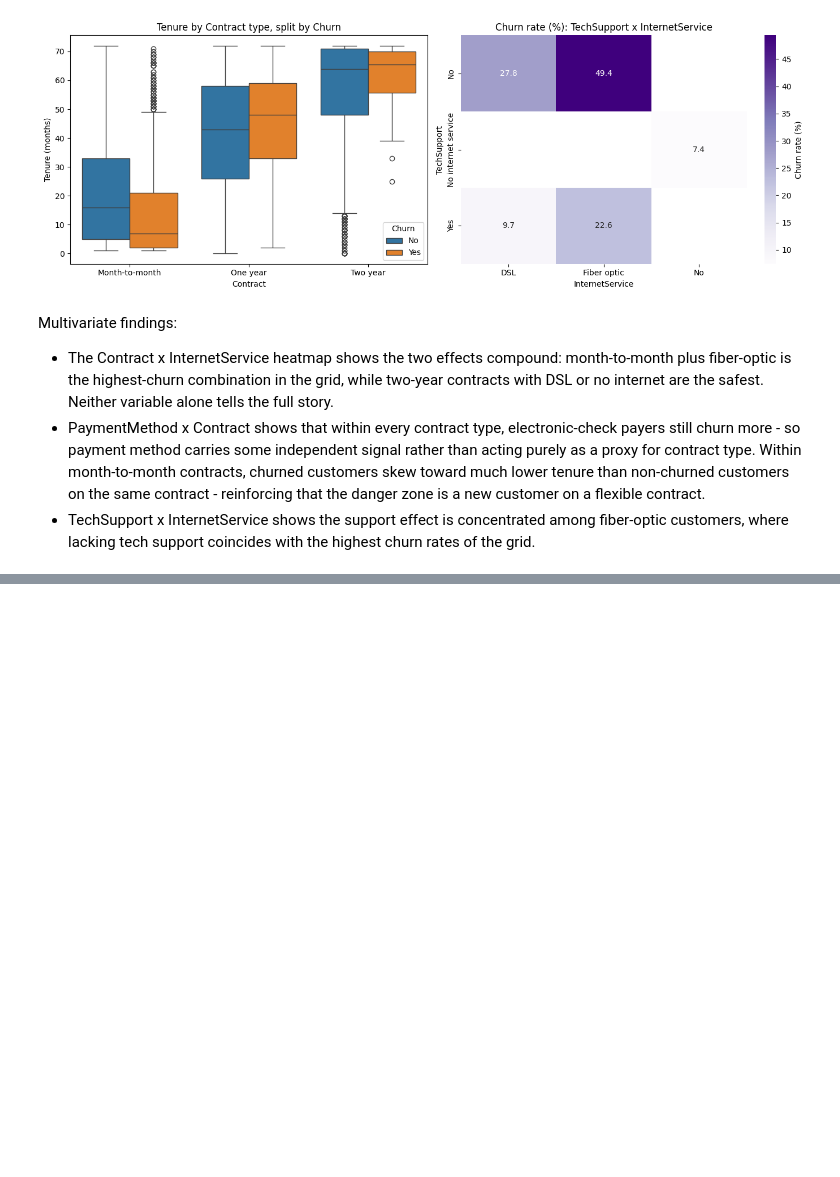
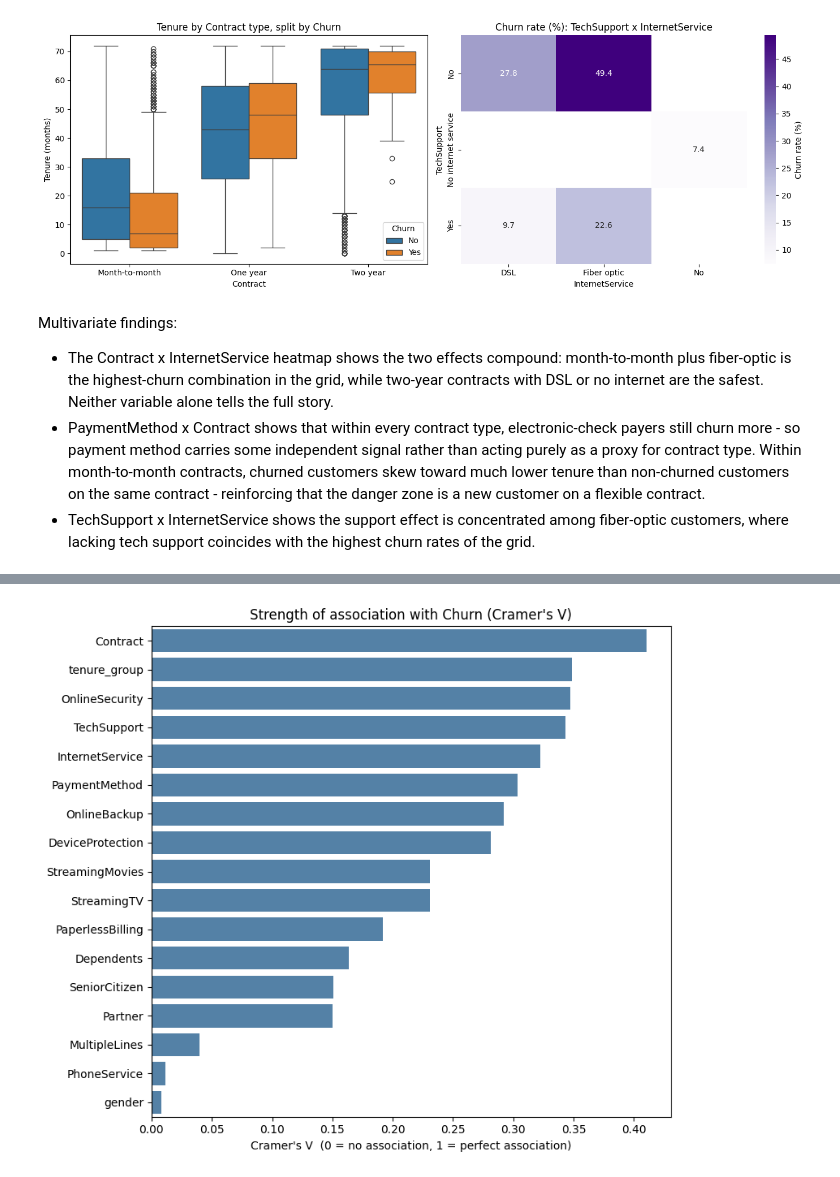
Before and after one commit to DaffaAlfiannoor/Customer-Churn-Analysis-and-Prediction, a Jupyter notebook: prediction.ipynb, the cells around one changed output, grey strips where cells are left out. Cells and saved outputs as stored; diff of their text form; code cells hidden in the pictures; blank space fills up the shorter version.

```diff
--- a/prediction.ipynb
+++ b/prediction.ipynb
@@ -515,0 +546,25 @@ Within month-to-month contracts, churned customers skew toward much lower tenure
+# %%
+from scipy import stats
+
+def cramers_v(contingency_table):
+    chi2 = stats.chi2_contingency(contingency_table)[0]
+    n = contingency_table.sum().sum()
+    phi2 = chi2 / n
+    r, k = contingency_table.shape
+    return np.sqrt(phi2 / min(k - 1, r - 1))
+
+cat_cols_for_stats = ['gender', 'SeniorCitizen', 'Partner', 'Dependents', 'PhoneService', 'MultipleLines',
+                      'InternetService', 'OnlineSecurity', 'OnlineBackup', 'DeviceProtection', 'TechSupport',
+                      'StreamingTV', 'StreamingMovies', 'Contract', 'PaperlessBilling', 'PaymentMethod',
+                      'tenure_group']
+
+rows = []
+for col in cat_cols_for_stats:
+    ct = pd.crosstab(df[col], df['Churn'])
+    chi2, p, dof, expected = stats.chi2_contingency(ct)
+    rows.append({'feature': col, 'chi2_statistic': chi2, 'p_value': p,
+                 'dof': dof, 'cramers_v': cramers_v(ct)})
+
+assoc_df = pd.DataFrame(rows).sort_values('cramers_v', ascending=False).reset_index(drop=True)
+assoc_df['significant_at_0.05'] = assoc_df['p_value'] < 0.05
+assoc_df.round(4)
@@ -515,0 +590,10 @@ Within month-to-month contracts, churned customers skew toward much lower tenure
+# %%
+fig, ax = plt.subplots(figsize=(8, 7))
+sns.barplot(data=assoc_df, y='feature', x='cramers_v', ax=ax, color='steelblue')
+ax.set_title("Strength of association with Churn (Cramer's V)")
+ax.set_xlabel("Cramer's V  (0 = no association, 1 = perfect association)")
+ax.set_ylabel("")
+plt.tight_layout()
+plt.show()
+# %% [output]
+[figure, added]
```
Also changed, not shown: parts of 20 cells of this notebook.
